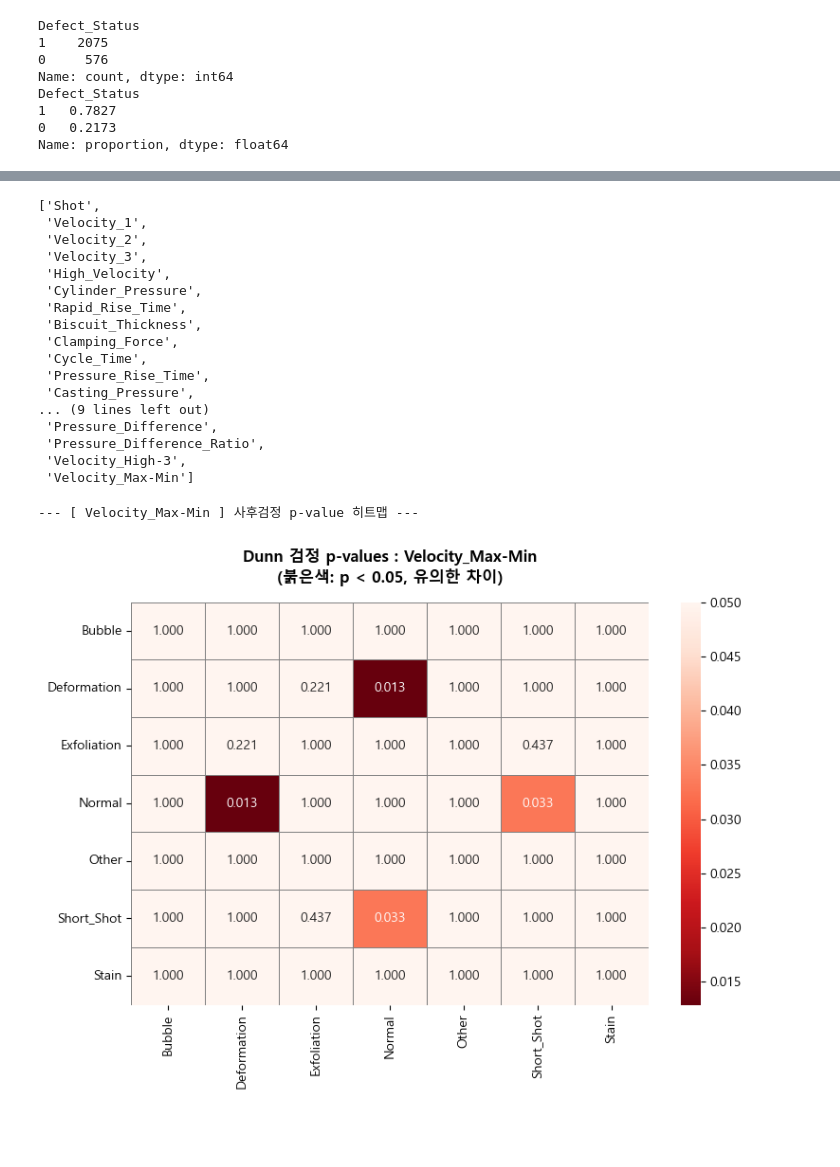
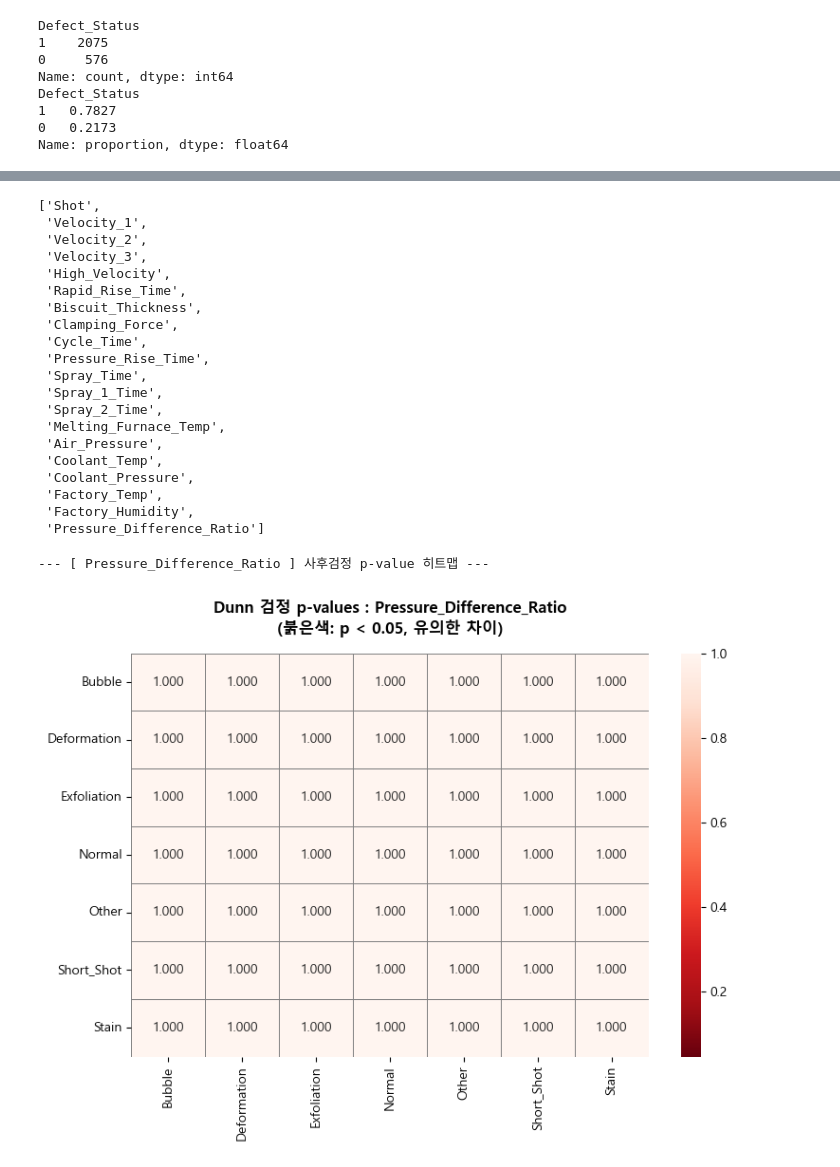
Before and after one commit to heeso0908/hotsix, a Jupyter notebook: notebooks/김재천/statistics_all_iv_vif.ipynb, the cells around one changed output, grey strips where cells are left out. Saved outputs shown, nothing was run; the diff lists cells and outputs as text; code cells hidden in the pictures; blank space fills up the shorter version.

```diff
--- a/notebooks/김재천/statistics_all_iv_vif.ipynb
+++ b/notebooks/김재천/statistics_all_iv_vif.ipynb
@@ -360,7 +360,7 @@ defect_columns = [
 ## Defect_Status: 독립변수에 해당하지 않음
 ## Defect_Type: 독립변수에 해당하지 않음
 
-additional_excludes = ['Product_Type','Defect_Status', 'Defect_Type', 'Velocity_2-1','Velocity_3-2','Velocity_High-1']
+additional_excludes = ['Product_Type','Defect_Status', 'Defect_Type', 'Velocity_2-1','Velocity_3-2','Velocity_High-3','Velocity_Max-Min','Cylinder_Pressure','Casting_Pressure', 'Pressure_Difference']
 
 # 두 리스트를 합쳐서 최종 제외 목록 생성
 exclude_columns = defect_columns + additional_excludes
@@ -751,18 +751,21 @@ independent_columns
  'Velocity_2',
  'Velocity_3',
  'High_Velocity',
- 'Cylinder_Pressure',
  'Rapid_Rise_Time',
  'Biscuit_Thickness',
  'Clamping_Force',
  'Cycle_Time',
  'Pressure_Rise_Time',
- 'Casting_Pressure',
-... (9 lines left out)
- 'Pressure_Difference',
- 'Pressure_Difference_Ratio',
- 'Velocity_High-3',
- 'Velocity_Max-Min']
+ 'Spray_Time',
+ 'Spray_1_Time',
+ 'Spray_2_Time',
+ 'Melting_Furnace_Temp',
+ 'Air_Pressure',
+ 'Coolant_Temp',
+ 'Coolant_Pressure',
+ 'Factory_Temp',
+ 'Factory_Humidity',
+ 'Pressure_Difference_Ratio']
 # %%
 # ---------------------
 # [추가] 사후검정 결과 시각화 (Heatmap)
@@ -775,7 +778,7 @@ import numpy as np
 # 위에서 사후검정을 돌렸던 independent_columns 중,
 # 보고자 하는 특정 변수(col)를 하나 골라서 시각화하는 예시입니다.
 # 여기서는 independent_columns의 첫 번째 변수를 예시로 가져옵니다.
-col_to_visualize = independent_columns[24] # 원하는 변수로 변경 가능 (예: 'Velocity_1', 'Cycle_Time' 등)
+col_to_visualize = independent_columns[19] # 원하는 변수로 변경 가능 (예: 'Velocity_1', 'Cycle_Time' 등)
 
 print(f'\n--- [ {col_to_visualize} ] 사후검정 p-value 히트맵 ---')
 
@@ -785,32 +788,32 @@ valid_df = valid_df[valid_df['Defect_Type'].isin(defect_types)]
 
 
 dunn_matrix = sp.posthoc_dunn(
     valid_df,
     val_col=col_to_visualize,
     group_col='Defect_Type',
     p_adjust='bonferroni'
 )
 
 # 히트맵 그리기
 plt.figure(figsize=(8, 6))
 
 # 0.05 기준선 강조를 위해 마스킹 처리 (선택사항)
 # p-value가 0.05 미만인 곳은 색을 칠하고, 0.05 이상인 곳은 하얗게 둡니다.
 # sns.heatmap의 파라미터로 mask를 쓰거나 색상 팔레트를 조절합니다.
 
 # 색상맵 설정 (p-value는 작을수록 유의함 -> 작은 값을 붉은색으로 강조)
 # 0에 가까우면 진한 빨강, 0.05를 넘어가면 하얀색(파란색)으로 표현
 cmap = sns.color_palette("Reds_r", as_cmap=True) # Reds_r 은 빨간색을 뒤집어 0에 가까울수록 진하게
 
 # annot=True 로 숫자 표시, fmt='.3f' 로 소수점 3자리 표시
 ax = sns.heatmap(dunn_matrix, annot=True, cmap=cmap, fmt=".3f",
                     vmax=0.05,  # 0.05를 최대치로 잡아 그 이상은 유의하지 않은 것으로 처리
                     linewidths=0.5, linecolor='gray')
 
 plt.title(f"Dunn 검정 p-values : {col_to_visualize}\n(붉은색: p < 0.05, 유의한 차이)",
             fontweight='bold', pad=15)
 plt.tight_layout()
 plt.show()
 # %% [output]
---- [ Velocity_Max-Min ] 사후검정 p-value 히트맵 ---
+--- [ Pressure_Difference_Ratio ] 사후검정 p-value 히트맵 ---
-[figure, old version]
+[figure, new version]
```
Also changed, not shown: parts of 9 cells of this notebook.
